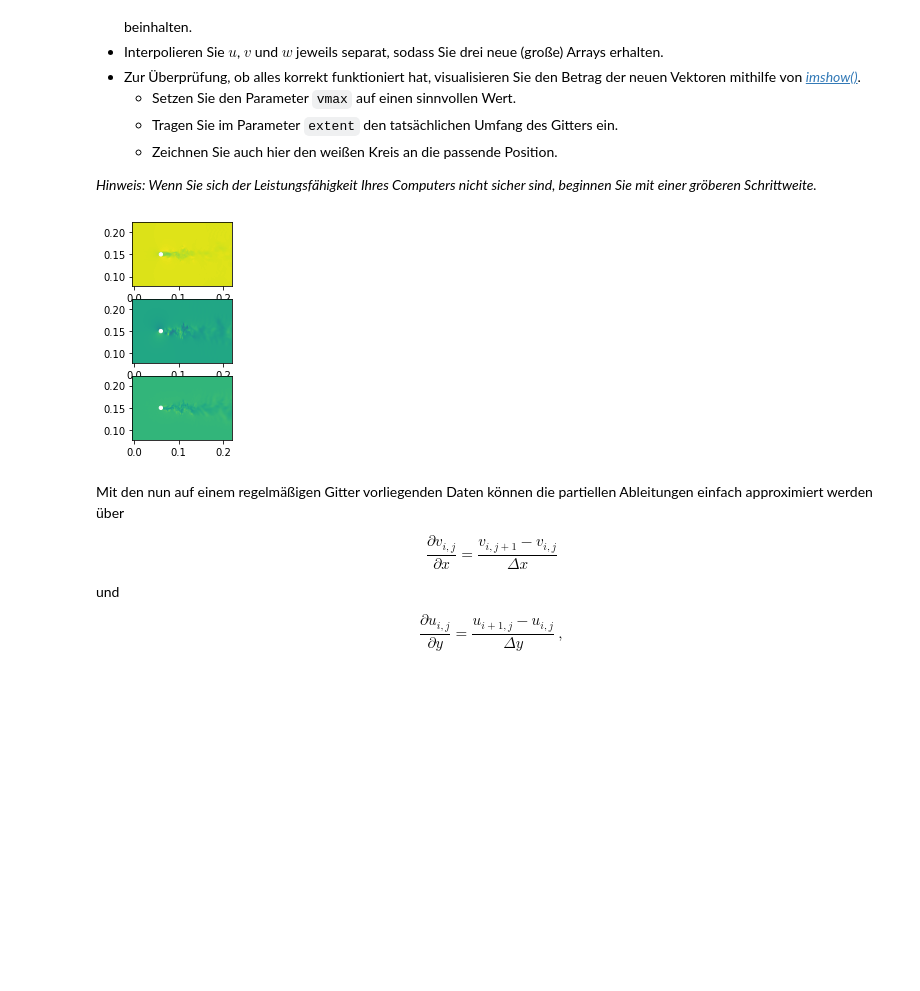
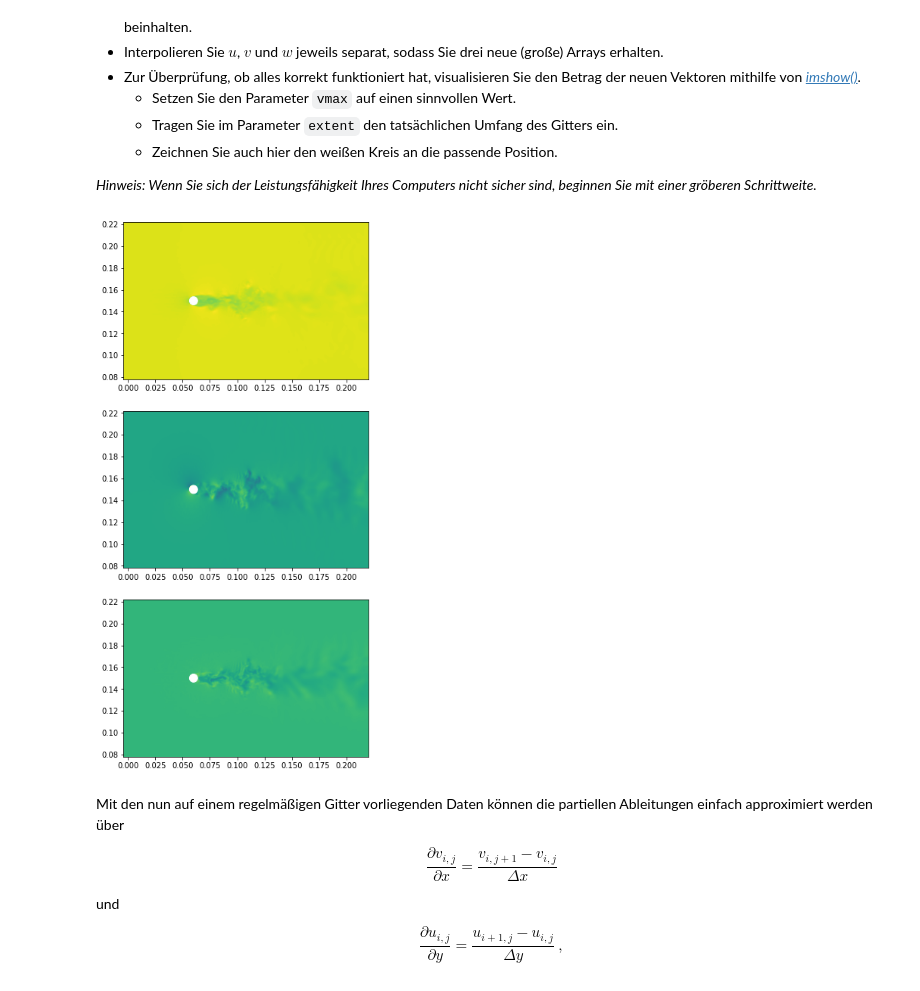
Before and after one commit to JuliusGoelz/Python_fuer_Ingenieure, a Jupyter notebook: HA3normal_Gruppe280.ipynb, the cells around one changed output. Cells and saved outputs as stored; diff of their text form; code cells hidden in the pictures; blank space fills up the shorter version.

```diff
--- a/HA3normal_Gruppe280.ipynb
+++ b/HA3normal_Gruppe280.ipynb
@@ -215,32 +214,33 @@ Um ein Gitter mit regelmäßigen Abständen zu erzeugen, kann zum Beispiel die F
 _Hinweis: Wenn Sie sich der Leistungsfähigkeit Ihres Computers nicht sicher sind, beginnen Sie mit einer gröberen Schrittweite._
 # %%
 from scipy.interpolate import griddata # Vorschlag für Interpolationsmethode für sanfte Übergänge: "cubic"
+# Hier eigenen Code schreiben ...
 from math import ceil
-# Hier eigenen Code schreiben ...
 step = 10**(-4)
-vmax = 54
+vmax = ceil(np.amax(betragGeschw)) # = 54
 
 xGrid = np.arange(min(x), max(x), step=step)
 yGrid = np.arange(min(y), max(y), step=step)
 grid = np.array(np.meshgrid(xGrid, yGrid))
 dataPoints = np.stack((x, y), axis=-1)
 
-gridDataDict = {
+velocityData = {
     "u":None,
     "v":None,
     "w":None
 }
 
+plt.figure(figsize=(20, 13))
 for i, speedComponent in zip((1, 2, 3), (u, v, w)):
     gridData = griddata(dataPoints, speedComponent, (grid[0], grid[1]), method="cubic")
-    gridDataDict[list(gridDataDict.keys())[i-1]] = gridData
+    velocityData[list(velocityData.keys())[i-1]] = gridData
     plt.subplot(3, 1, i)
     plt.imshow(gridData, vmax=vmax, extent=(min(x), max(x), min(y), max(y)))
     kreis()
 
 plt.show()
 # %% [output]
-[figure, old version]
+[figure, new version]
 # %% [markdown]
 Mit den nun auf einem regelmäßigen Gitter vorliegenden Daten können die partiellen Ableitungen einfach approximiert werden über
 
```
Also changed, not shown: parts of 4 cells of this notebook.
